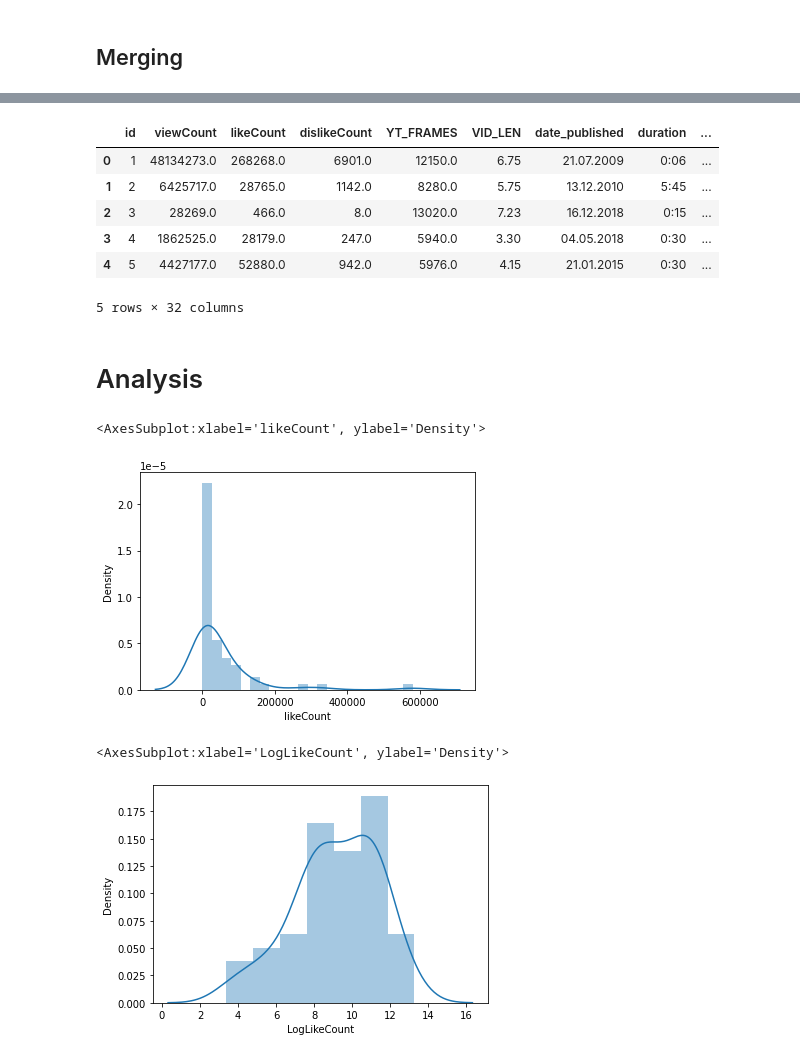
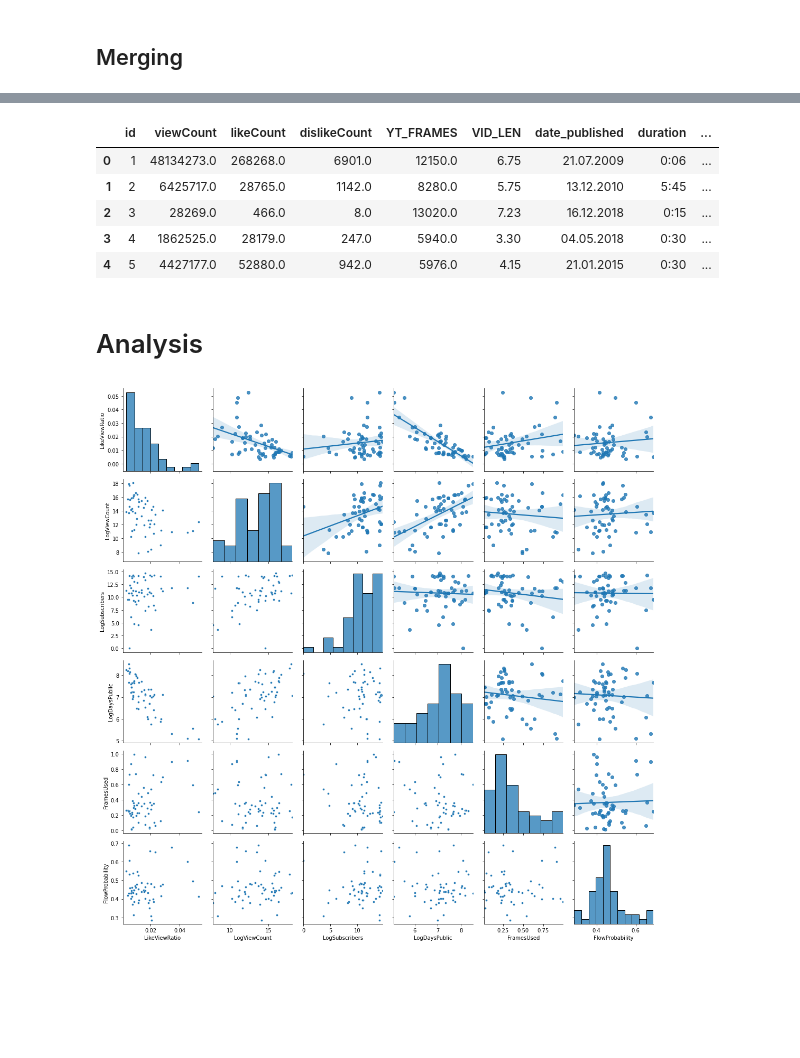
Before and after one commit to LHumpe/COINs-CNN-FLOW, a Jupyter notebook: notebooks/YouTube_analysis.ipynb, the cells around one changed output, grey strips where cells are left out. Saved outputs shown, nothing was run; the diff lists cells and outputs as text; code cells hidden in the pictures; blank space fills up the shorter version.

```diff
--- a/notebooks/YouTube_analysis.ipynb
+++ b/notebooks/YouTube_analysis.ipynb
@@ -129,6 +96,6 @@ grouped_pred.head(5)
 # %%
 final_data = video_stats.merge(grouped_pred, how='inner', left_on='id', right_on='VID').drop(columns=['VID'])
-final_data['USED_PROPORTION'] = final_data['FRAME'] / final_data['YT_FRAMES']
+final_data['FramesUsed'] = final_data['FRAME'] / final_data['YT_FRAMES']
 final_data.head(5)
 # %% [output]
 |  | id | viewCount | likeCount | dislikeCount | YT_FRAMES | VID_LEN | date_published | duration | ... |
@@ -137,17 +104,20 @@ final_data.head(5)
 | 2 | 3 | 28269.0 | 466.0 | 8.0 | 13020.0 | 7.23 | 16.12.2018 | 0:15 | ... |
 | 3 | 4 | 1862525.0 | 28179.0 | 247.0 | 5940.0 | 3.30 | 04.05.2018 | 0:30 | ... |
 | 4 | 5 | 4427177.0 | 52880.0 | 942.0 | 5976.0 | 4.15 | 21.01.2015 | 0:30 | ... |
-5 rows × 32 columns
 # %% [markdown]
 # Analysis
-# %%
-sns.distplot(final_data['likeCount'])
-# %% [output]
-<AxesSubplot:xlabel='likeCount', ylabel='Density'>
-[figure, removed]
-# %%
-sns.distplot(final_data['LogLikeCount'])
-# %% [output]
-<AxesSubplot:xlabel='LogLikeCount', ylabel='Density'>
-[figure, removed]
+# %%
+columns_to_show = ['LikeViewRatio',
+                   'LogViewCount',
+                   'LogSubscribers',
+                   'LogDaysPublic',
+                   'FramesUsed',
+                   'FlowProbability']
+
+g = sns.PairGrid(final_data[columns_to_show], diag_sharey=False)
+g.map_upper(sns.regplot)
+g.map_diag(sns.histplot)
+g.map_lower(sns.scatterplot, s=15);
+# %% [output]
+[figure, added]
 # %%
```
Also changed, not shown: parts of 12 cells of this notebook, 1 other file.
